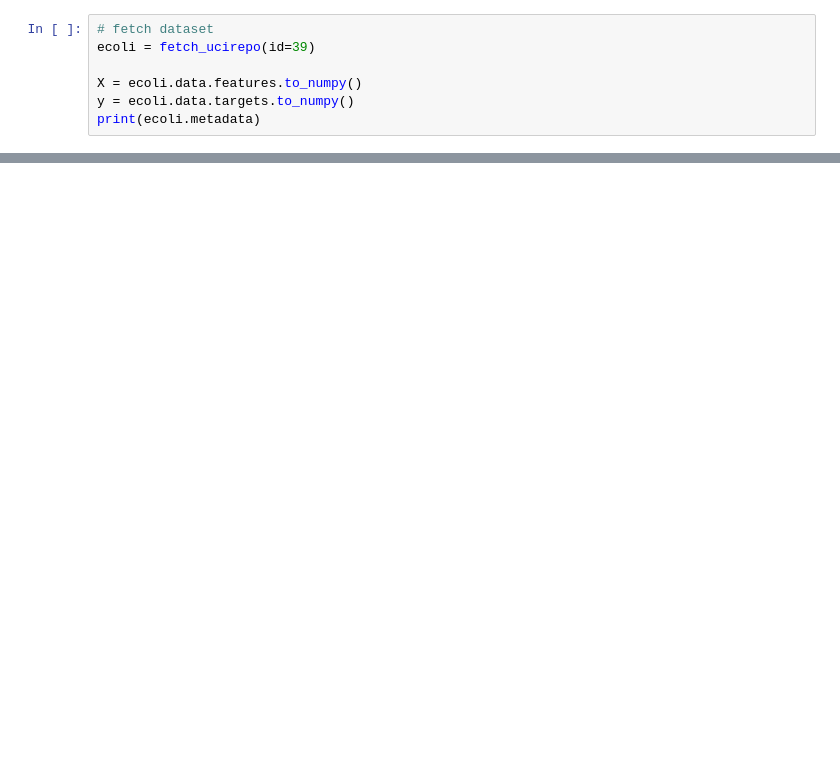
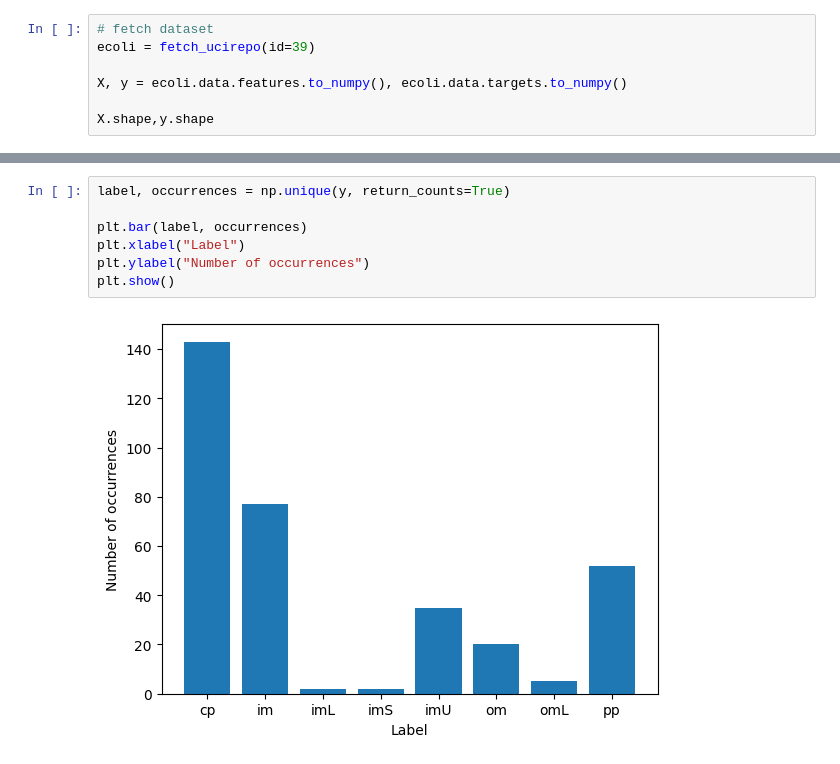
Before and after one commit to hum1-ua/ecoli, a Jupyter notebook: code.ipynb, the cells around one changed output, grey strips where cells are left out. Cells and saved outputs as stored; diff of their text form; blank space fills up the shorter version.

```diff
--- a/code.ipynb
+++ b/code.ipynb
@@ -26,7 +11,7 @@ from ucimlrepo import fetch_ucirepo
 # fetch dataset
 ecoli = fetch_ucirepo(id=39)
 
-X = ecoli.data.features.to_numpy()
-y = ecoli.data.targets.to_numpy()
-print(ecoli.metadata)
+X, y = ecoli.data.features.to_numpy(), ecoli.data.targets.to_numpy()
+
+X.shape,y.shape
 # %% [output]
@@ -33,0 +34,9 @@ print(ecoli.metadata)
+# %%
+label, occurrences = np.unique(y, return_counts=True)
+
+plt.bar(label, occurrences)
+plt.xlabel("Label")
+plt.ylabel("Number of occurrences")
+plt.show()
+# %% [output]
+[figure, added]
```
Also changed, not shown: parts of 7 cells of this notebook, 3 other files.
